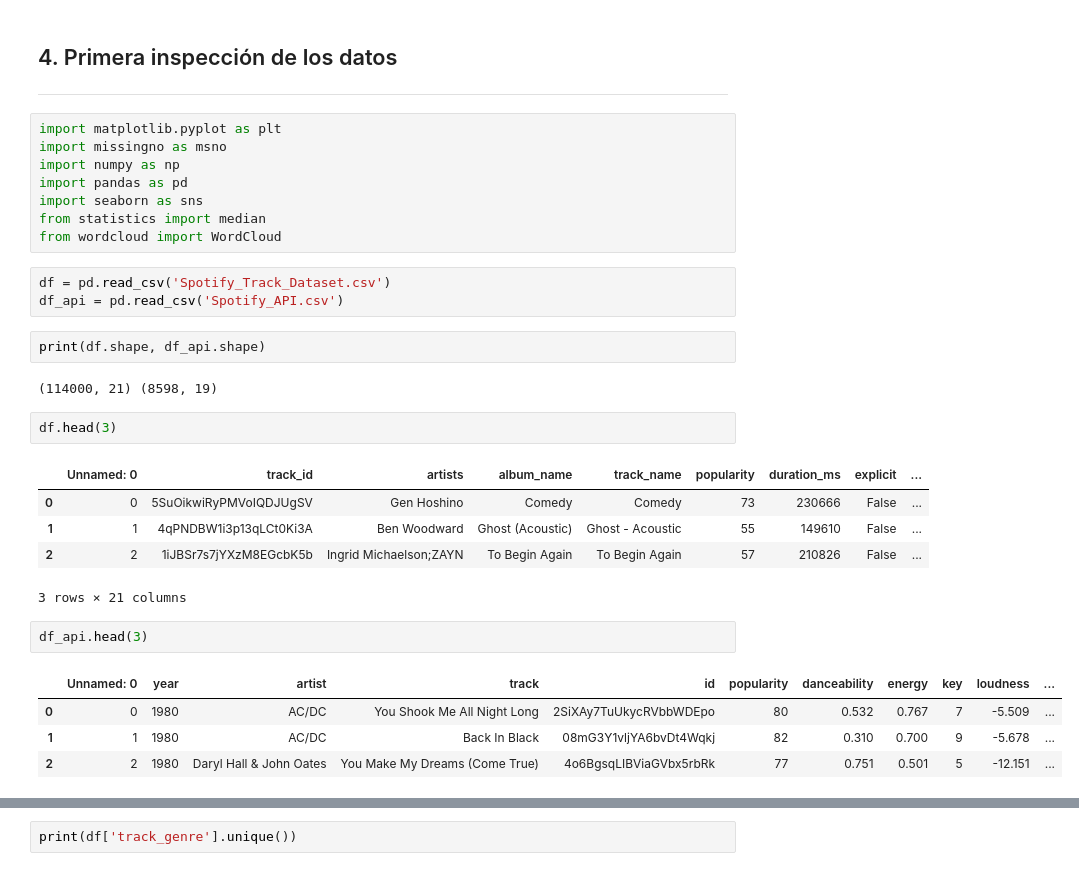
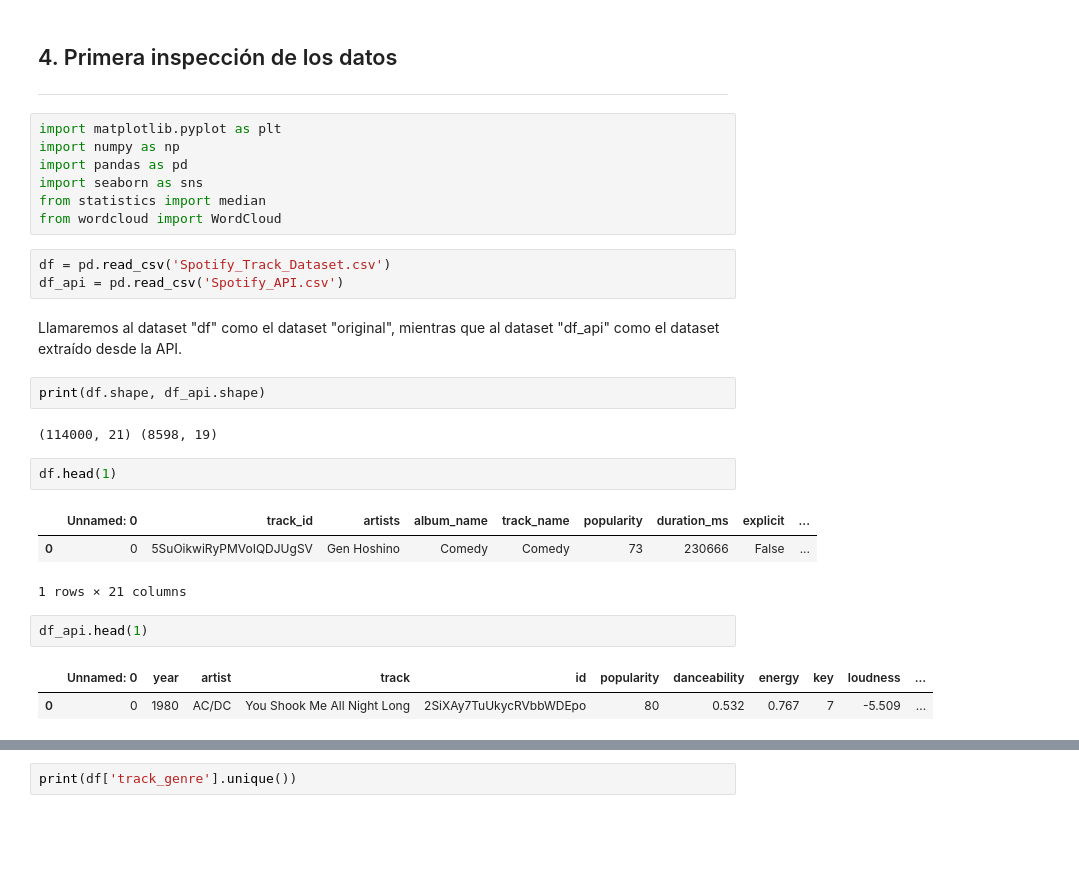
Before and after one commit to MauriJ/Data-Science, a Jupyter notebook: Desafíos/Desafío N°11/SegundaEntrega_Moran.ipynb, the cells around one changed output, grey strips where cells are left out. Drawn from its saved outputs; the diff is of its cells as text; blank space fills up the shorter version.

```diff
--- a/Desafíos/Desafío N°11/SegundaEntrega_Moran.ipynb
+++ b/Desafíos/Desafío N°11/SegundaEntrega_Moran.ipynb
@@ -61,7 +64,6 @@ Estas hipótesis no serán respondidas en el orden en el que fueron planteadas s
 ---
 # %%
 import matplotlib.pyplot as plt
-import missingno as msno
 import numpy as np
 import pandas as pd
 import seaborn as sns
@@ -70,23 +72,21 @@ from wordcloud import WordCloud
 # %%
 df = pd.read_csv('Spotify_Track_Dataset.csv')
 df_api = pd.read_csv('Spotify_API.csv')
+# %% [markdown]
+Llamaremos al dataset "df" como el dataset "original", mientras que al dataset "df_api" como el dataset extraído desde la API.
 # %%
 print(df.shape, df_api.shape)
 # %% [output]
 (114000, 21) (8598, 19)
 # %%
-df.head(3)
+df.head(1)
 # %% [output]
 |  | Unnamed: 0 | track_id | artists | album_name | track_name | popularity | duration_ms | explicit | ... |
 | 0 | 0 | 5SuOikwiRyPMVoIQDJUgSV | Gen Hoshino | Comedy | Comedy | 73 | 230666 | False | ... |
-| 1 | 1 | 4qPNDBW1i3p13qLCt0Ki3A | Ben Woodward | Ghost (Acoustic) | Ghost - Acoustic | 55 | 149610 | False | ... |
-| 2 | 2 | 1iJBSr7s7jYXzM8EGcbK5b | Ingrid Michaelson;ZAYN | To Begin Again | To Begin Again | 57 | 210826 | False | ... |
-3 rows × 21 columns
+1 rows × 21 columns
 # %%
-df_api.head(3)
+df_api.head(1)
 # %% [output]
 |  | Unnamed: 0 | year | artist | track | id | popularity | danceability | energy | key | loudness | ... |
 | 0 | 0 | 1980 | AC/DC | You Shook Me All Night Long | 2SiXAy7TuUkycRVbbWDEpo | 80 | 0.532 | 0.767 | 7 | -5.509 | ... |
-| 1 | 1 | 1980 | AC/DC | Back In Black | 08mG3Y1vljYA6bvDt4Wqkj | 82 | 0.310 | 0.700 | 9 | -5.678 | ... |
-| 2 | 2 | 1980 | Daryl Hall & John Oates | You Make My Dreams (Come True) | 4o6BgsqLIBViaGVbx5rbRk | 77 | 0.751 | 0.501 | 5 | -12.151 | ... |
 # %% [markdown]
```
Also changed, not shown: parts of 38 cells of this notebook.
